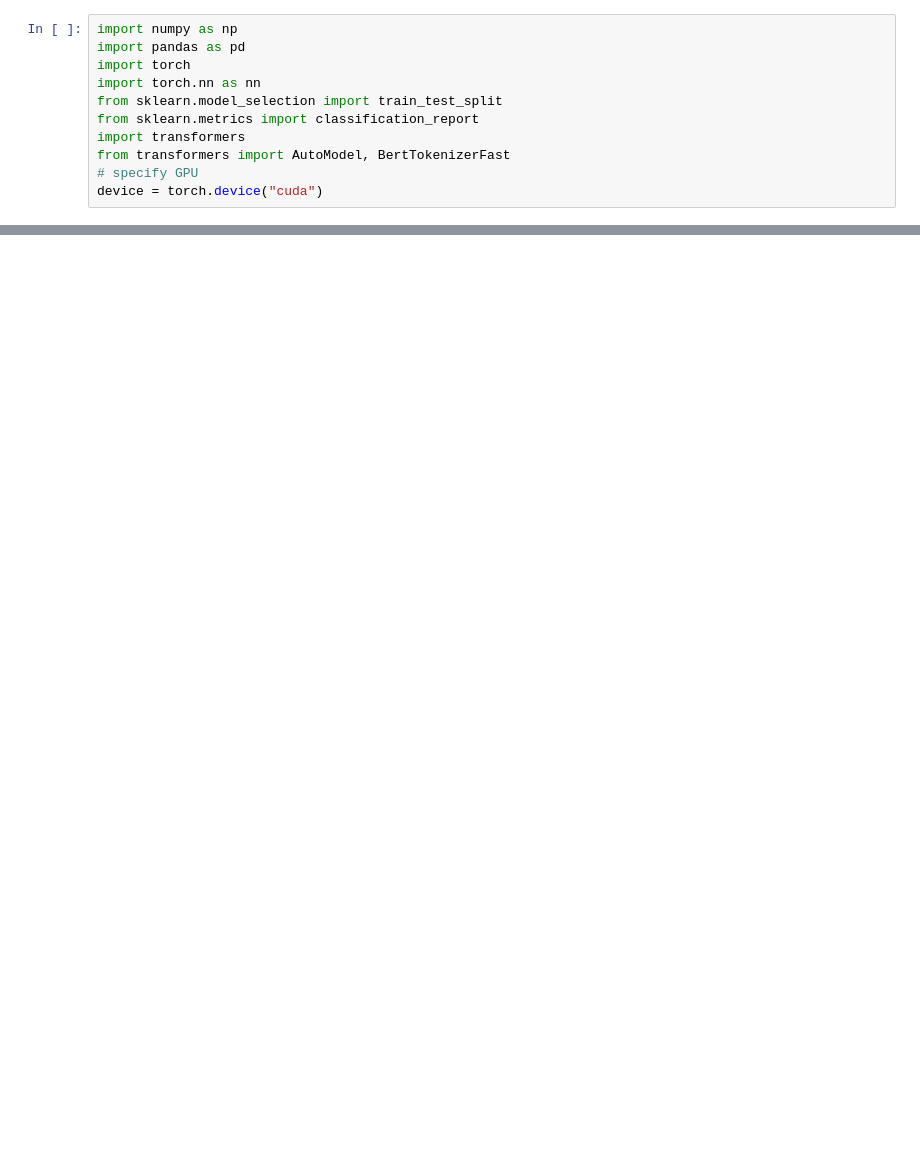
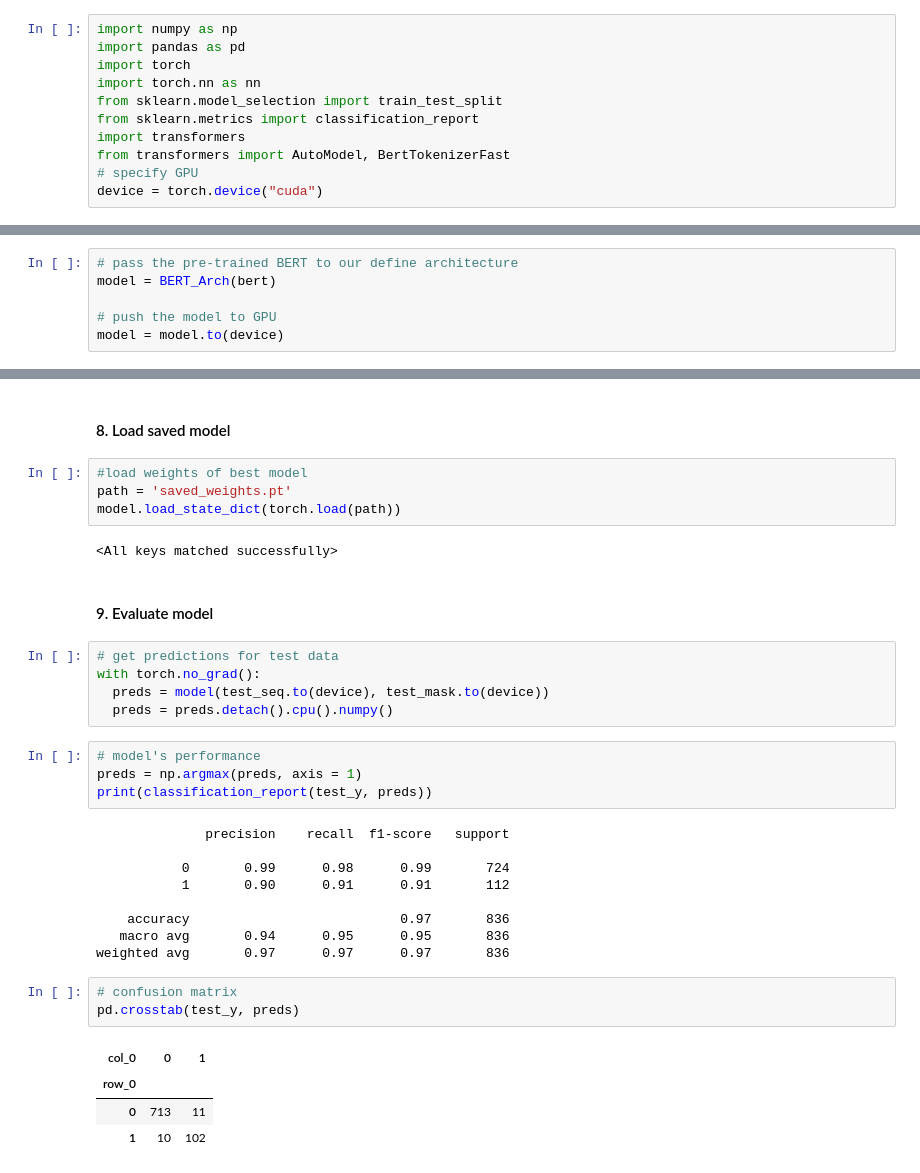
Before and after one commit to Meshford/NLP.-Final-Project, a Jupyter notebook: Email_classification.ipynb, the cells around one changed output, grey strips where cells are left out. Cells and saved outputs as stored; diff of their text form; blank space fills up the shorter version.

```diff
--- a/Email_classification.ipynb
+++ b/Email_classification.ipynb
@@ -13,0 +213,6 @@ device = torch.device("cuda")
+# %%
+# pass the pre-trained BERT to our define architecture
+model = BERT_Arch(bert)
+
+# push the model to GPU
+model = model.to(device)
@@ -13,0 +414,36 @@ device = torch.device("cuda")
+# %% [markdown]
+#### 8. Load saved model
+# %%
+#load weights of best model
+path = 'saved_weights.pt'
+model.load_state_dict(torch.load(path))
+# %% [output]
+<All keys matched successfully>
+# %% [markdown]
+#### 9. Evaluate model
+# %%
+# get predictions for test data
+with torch.no_grad():
+  preds = model(test_seq.to(device), test_mask.to(device))
+  preds = preds.detach().cpu().numpy()
+# %%
+# model's performance
+preds = np.argmax(preds, axis = 1)
+print(classification_report(test_y, preds))
+# %% [output]
+              precision    recall  f1-score   support
+
+           0       0.99      0.98      0.99       724
+           1       0.90      0.91      0.91       112
+
+    accuracy                           0.97       836
+   macro avg       0.94      0.95      0.95       836
+weighted avg       0.97      0.97      0.97       836
+# %%
+# confusion matrix
+pd.crosstab(test_y, preds)
+# %% [output]
+| col_0 | 0 | 1 |
+| row_0 |  |  |
+| 0 | 713 | 11 |
+| 1 | 10 | 102 |
```
Also changed, not shown: parts of 35 cells of this notebook, 1 other file.
